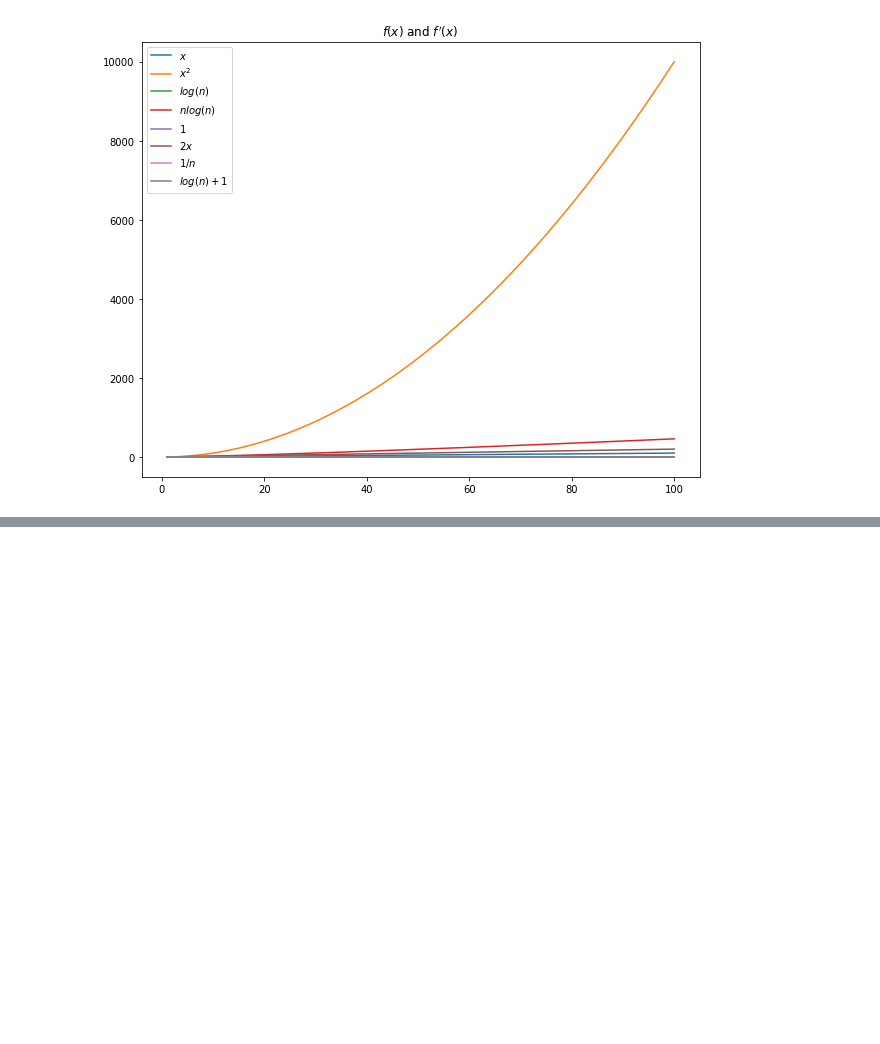
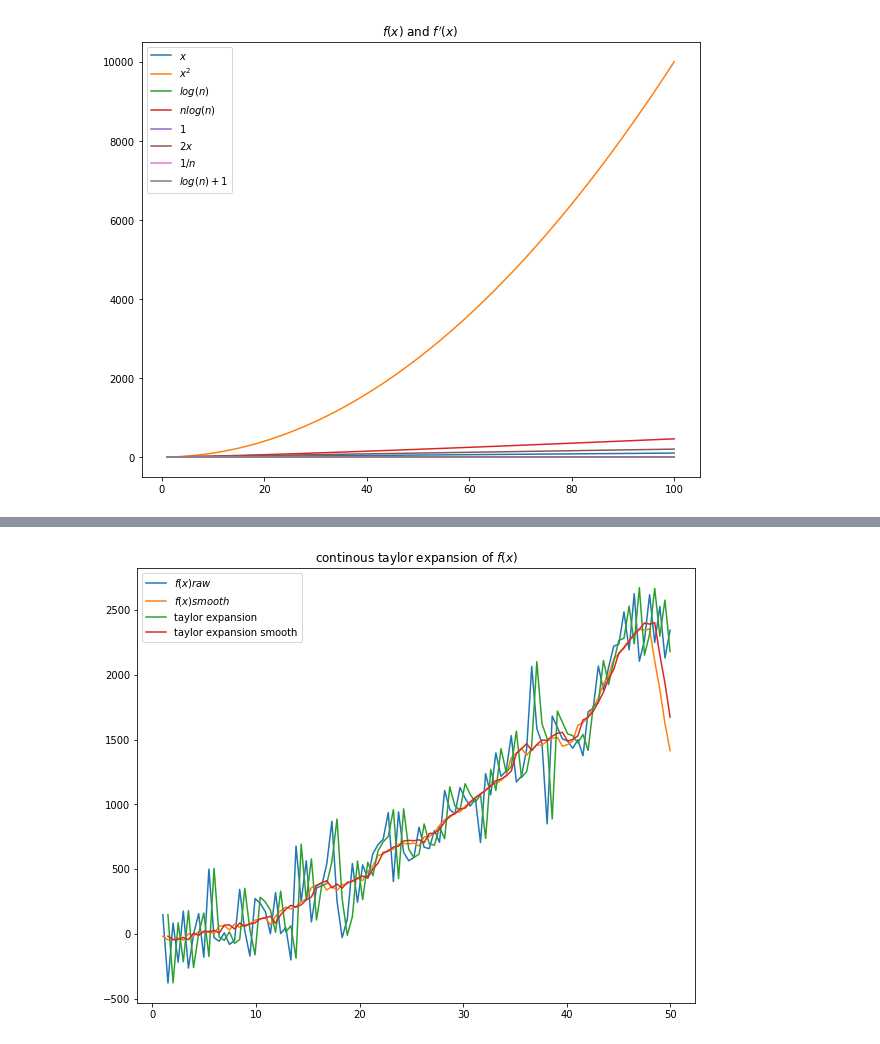
Before and after one commit to h3x4g0ns/py-chronos, a Jupyter notebook: explore.ipynb, the cells around one changed output, grey strips where cells are left out. Cells and saved outputs as stored; diff of their text form; code cells hidden in the pictures; blank space fills up the shorter version.

Commit message:
created taylor expansion simulations w/ loss

```diff
--- a/explore.ipynb
+++ b/explore.ipynb
@@ -112,0 +136,28 @@ plt.show()
+# %%
+# return 2nd degree taylor expansion of f(x) at x0
+def taylor_expansion(x0, y, f1, f2):
+  return lambda x: y + f1(x0)*(x-x0) + f2(x0)*(x-x0)**2/2
+
+# sample f(x), f'(x), and f''(x)
+f = lambda x: x**2
+f1 = lambda x: 2*x
+f2 = lambda x: 2
+
+# precomupte taylor expansions
+x = np.linspace(1, 50, 100)
+y = [f(i) for i in x] + np.random.normal(0, 200, 100)
+ysmooth = np.convolve(y, np.ones(10)/10, mode="same")
+yhat = [taylor_expansion(x[i], y[i], f1, f2)(x[i+1]) for i in range(len(x)-1)]
+yhatsmooth = [taylor_expansion(x[i], ysmooth[i], f1, f2)(x[i+1]) for i in range(len(x)-1)]
+
+# plot taylor expansion of f(x)
+plt.figure(figsize=(10, 8))
+plt.plot(x, y, label="$f(x) raw$")
+plt.plot(x, ysmooth, label="$f(x) smooth$")
+plt.plot(x[1:], yhat, label="taylor expansion")
+plt.plot(x[1:], yhatsmooth, label="taylor expansion smooth")
+plt.legend()
+plt.title("continous taylor expansion of $f(x)$")
+plt.show()
+# %% [output]
+[figure, added]
```
Also changed, not shown: parts of 9 cells of this notebook.
